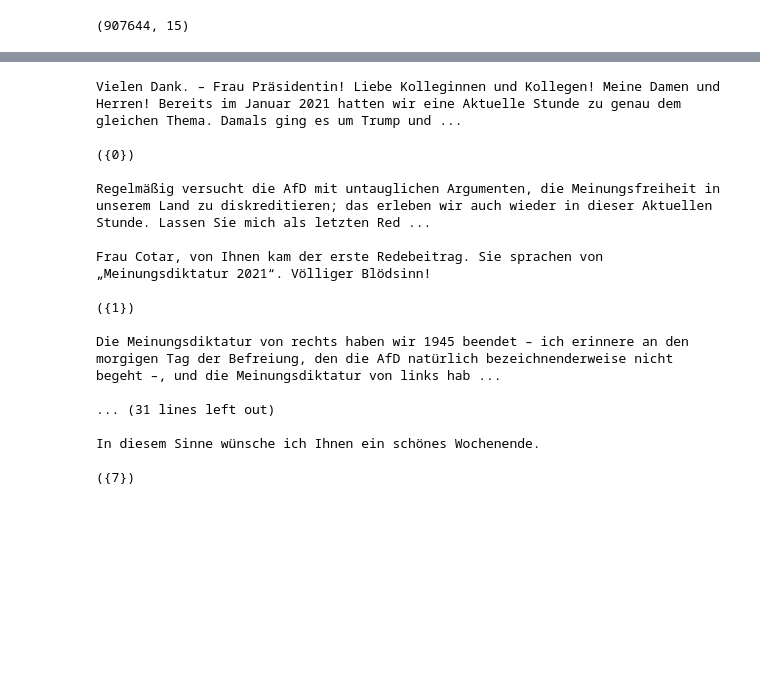
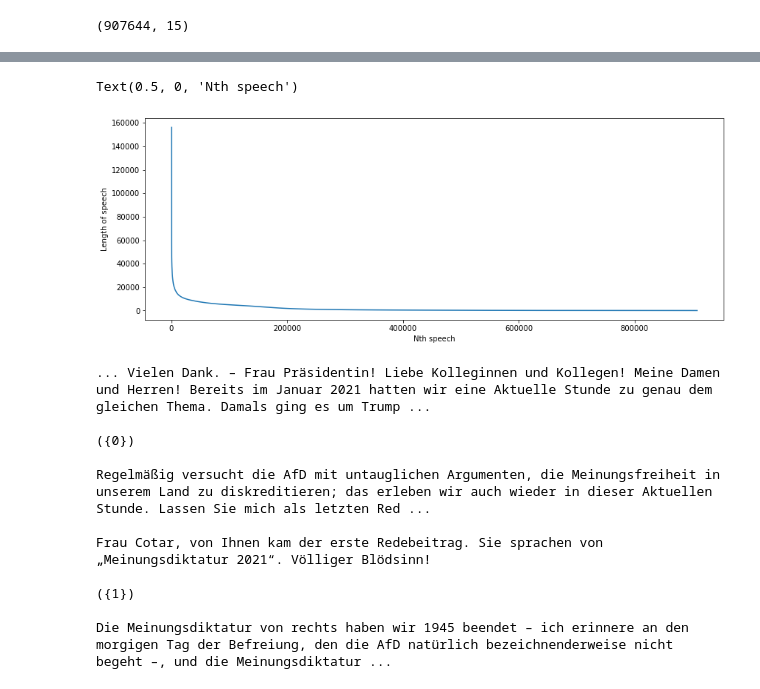
Before and after one commit to raphaelw/nlp-bundestag, a Jupyter notebook: topic_modelling.ipynb, the cells around one changed output, grey strips where cells are left out. Cells and saved outputs as stored; diff of their text form; code cells hidden in the pictures; blank space fills up the shorter version.

```diff
--- a/topic_modelling.ipynb
+++ b/topic_modelling.ipynb
@@ -66,7 +69,15 @@ speeches_df[['fraction','id_fraction']].groupby('fraction').count().sort_index(a
+# %%
+fig, ax = plt.subplots(figsize=(14,5))
+speeches_df['speechContent'].str.len().sort_values(ascending=False).reset_index()['speechContent'][:].plot.line(ax=ax)
+ax.set_ylabel('Length of speech')
+ax.set_xlabel('Nth speech')
+# %% [output]
+Text(0.5, 0, 'Nth speech')
+[figure, added]
 # %%
-print( speeches_df.iloc[-1]['speechContent'] )
+print('...', speeches_df.iloc[-1]['speechContent'][:1000].strip(), '...')
 # %% [output]
-Vielen Dank. – Frau Präsidentin! Liebe Kolleginnen und Kollegen! Meine Damen und Herren! Bereits im Januar 2021 hatten wir eine Aktuelle Stunde zu genau dem gleichen Thema. Damals ging es um Trump und ...
+... Vielen Dank. – Frau Präsidentin! Liebe Kolleginnen und Kollegen! Meine Damen und Herren! Bereits im Januar 2021 hatten wir eine Aktuelle Stunde zu genau dem gleichen Thema. Damals ging es um Trump ...
 
 ({0})
 
@@ -76,10 +87,4 @@ Frau Cotar, von Ihnen kam der erste Redebeitrag. Sie sprachen von „Meinungsdik
 
 ({1})
 
-Die Meinungsdiktatur von rechts haben wir 1945 beendet – ich erinnere an den morgigen Tag der Befreiung, den die AfD natürlich bezeichnenderweise nicht begeht –, und die Meinungsdiktatur von links hab ...
-
-... (31 lines left out)
-
-In diesem Sinne wünsche ich Ihnen ein schönes Wochenende.
-
-({7})
+Die Meinungsdiktatur von rechts haben wir 1945 beendet – ich erinnere an den morgigen Tag der Befreiung, den die AfD natürlich bezeichnenderweise nicht begeht –, und die Meinungsdiktatur ...
```
Also changed, not shown: parts of 3 cells of this notebook.
